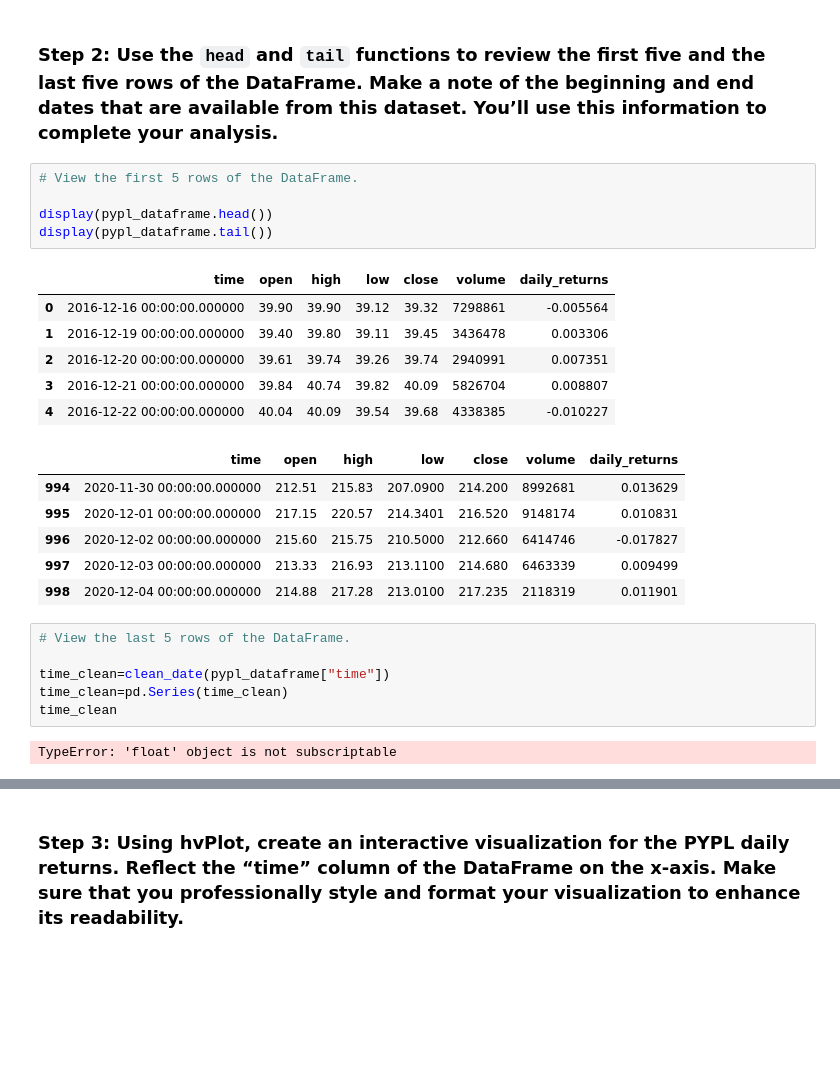
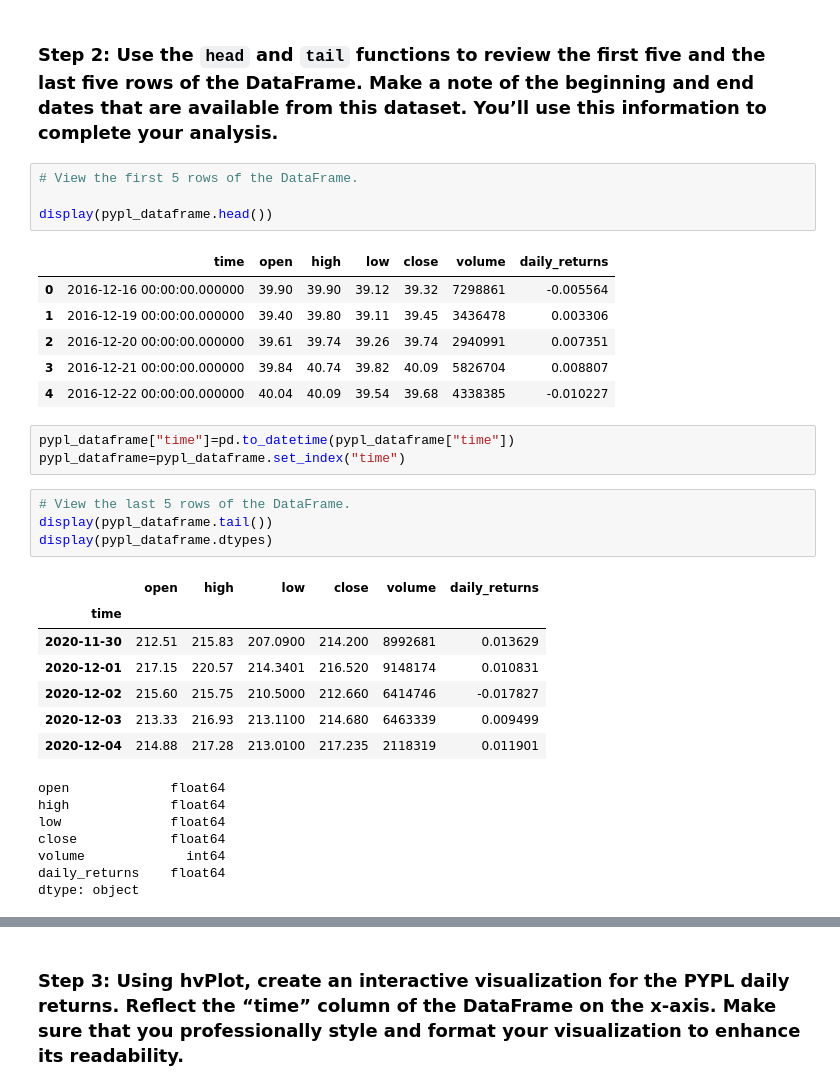
Before and after one commit to paocarvajal1912/DB_WebApp_using_SQL_Voila, a Jupyter notebook: etf_analyzer.ipynb, the cells around one changed output, grey strips where cells are left out. Cells and saved outputs as stored; diff of their text form; blank space fills up the shorter version.

Commit message:
Added parse_date parameter to recognize datetime index

```diff
--- a/etf_analyzer.ipynb
+++ b/etf_analyzer.ipynb
@@ -161,7 +149,6 @@ pypl_dataframe = pd.read_sql_query(query, con=engine)
 # View the first 5 rows of the DataFrame.
 
 display(pypl_dataframe.head())
-display(pypl_dataframe.tail())
 # %% [output]
 |  | time | open | high | low | close | volume | daily_returns |
 | 0 | 2016-12-16 00:00:00.000000 | 39.90 | 39.90 | 39.12 | 39.32 | 7298861 | -0.005564 |
@@ -169,17 +156,25 @@ display(pypl_dataframe.tail())
 | 2 | 2016-12-20 00:00:00.000000 | 39.61 | 39.74 | 39.26 | 39.74 | 2940991 | 0.007351 |
 | 3 | 2016-12-21 00:00:00.000000 | 39.84 | 40.74 | 39.82 | 40.09 | 5826704 | 0.008807 |
 | 4 | 2016-12-22 00:00:00.000000 | 40.04 | 40.09 | 39.54 | 39.68 | 4338385 | -0.010227 |
-|  | time | open | high | low | close | volume | daily_returns |
-| 994 | 2020-11-30 00:00:00.000000 | 212.51 | 215.83 | 207.0900 | 214.200 | 8992681 | 0.013629 |
-| 995 | 2020-12-01 00:00:00.000000 | 217.15 | 220.57 | 214.3401 | 216.520 | 9148174 | 0.010831 |
-| 996 | 2020-12-02 00:00:00.000000 | 215.60 | 215.75 | 210.5000 | 212.660 | 6414746 | -0.017827 |
-| 997 | 2020-12-03 00:00:00.000000 | 213.33 | 216.93 | 213.1100 | 214.680 | 6463339 | 0.009499 |
-| 998 | 2020-12-04 00:00:00.000000 | 214.88 | 217.28 | 213.0100 | 217.235 | 2118319 | 0.011901 |
+# %%
+pypl_dataframe["time"]=pd.to_datetime(pypl_dataframe["time"])
+pypl_dataframe=pypl_dataframe.set_index("time")
 # %%
 # View the last 5 rows of the DataFrame.
-
-time_clean=clean_date(pypl_dataframe["time"])
-time_clean=pd.Series(time_clean)
-time_clean
+display(pypl_dataframe.tail())
+display(pypl_dataframe.dtypes)
 # %% [output]
+|  | open | high | low | close | volume | daily_returns |
+| time |  |  |  |  |  |  |
+| 2020-11-30 | 212.51 | 215.83 | 207.0900 | 214.200 | 8992681 | 0.013629 |
+| 2020-12-01 | 217.15 | 220.57 | 214.3401 | 216.520 | 9148174 | 0.010831 |
+| 2020-12-02 | 215.60 | 215.75 | 210.5000 | 212.660 | 6414746 | -0.017827 |
+| 2020-12-03 | 213.33 | 216.93 | 213.1100 | 214.680 | 6463339 | 0.009499 |
+| 2020-12-04 | 214.88 | 217.28 | 213.0100 | 217.235 | 2118319 | 0.011901 |
-TypeError: 'float' object is not subscriptable
+open             float64
+high             float64
+low              float64
+close            float64
+volume             int64
+daily_returns    float64
+dtype: object
```
Also changed, not shown: parts of 11 cells of this notebook.
